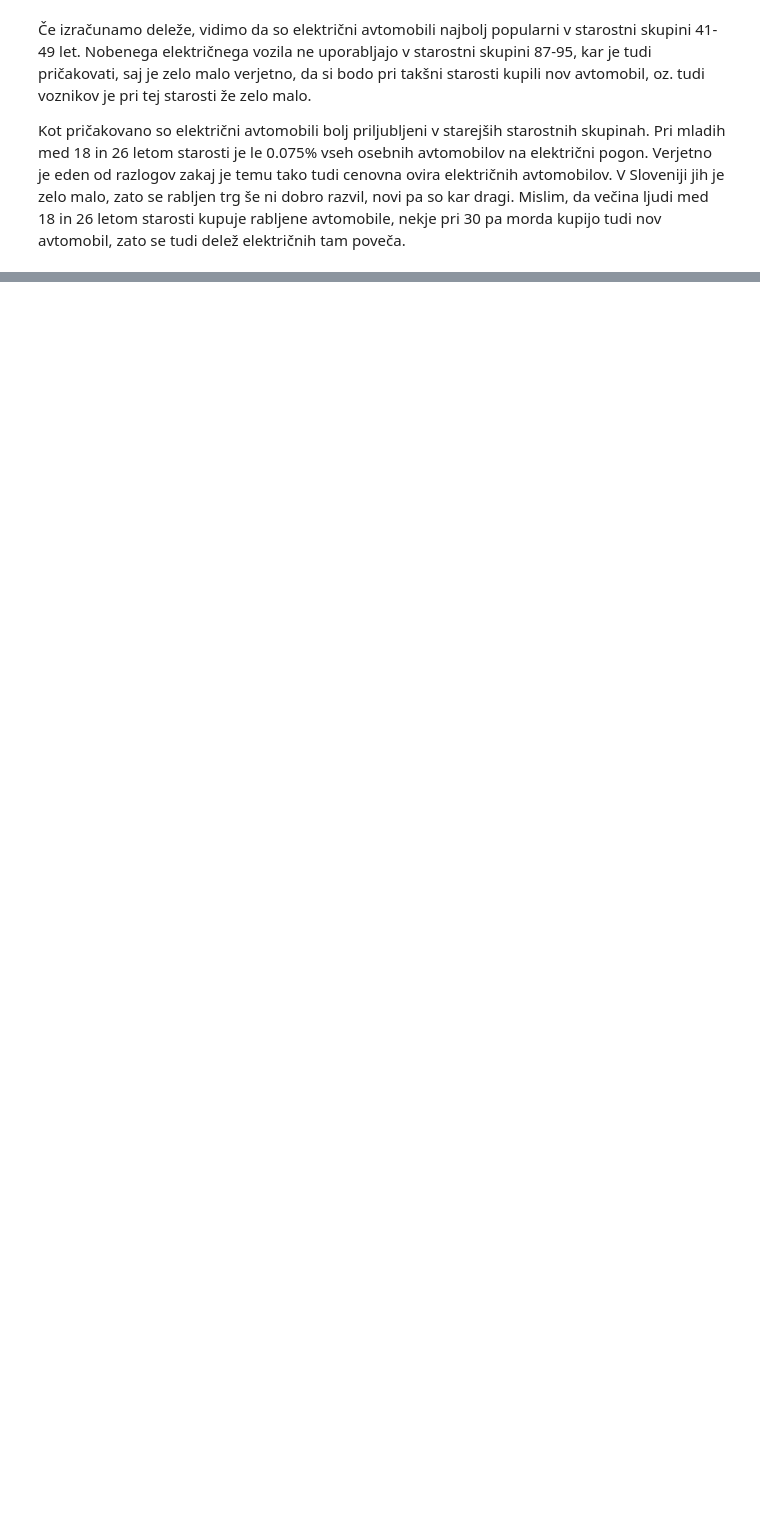
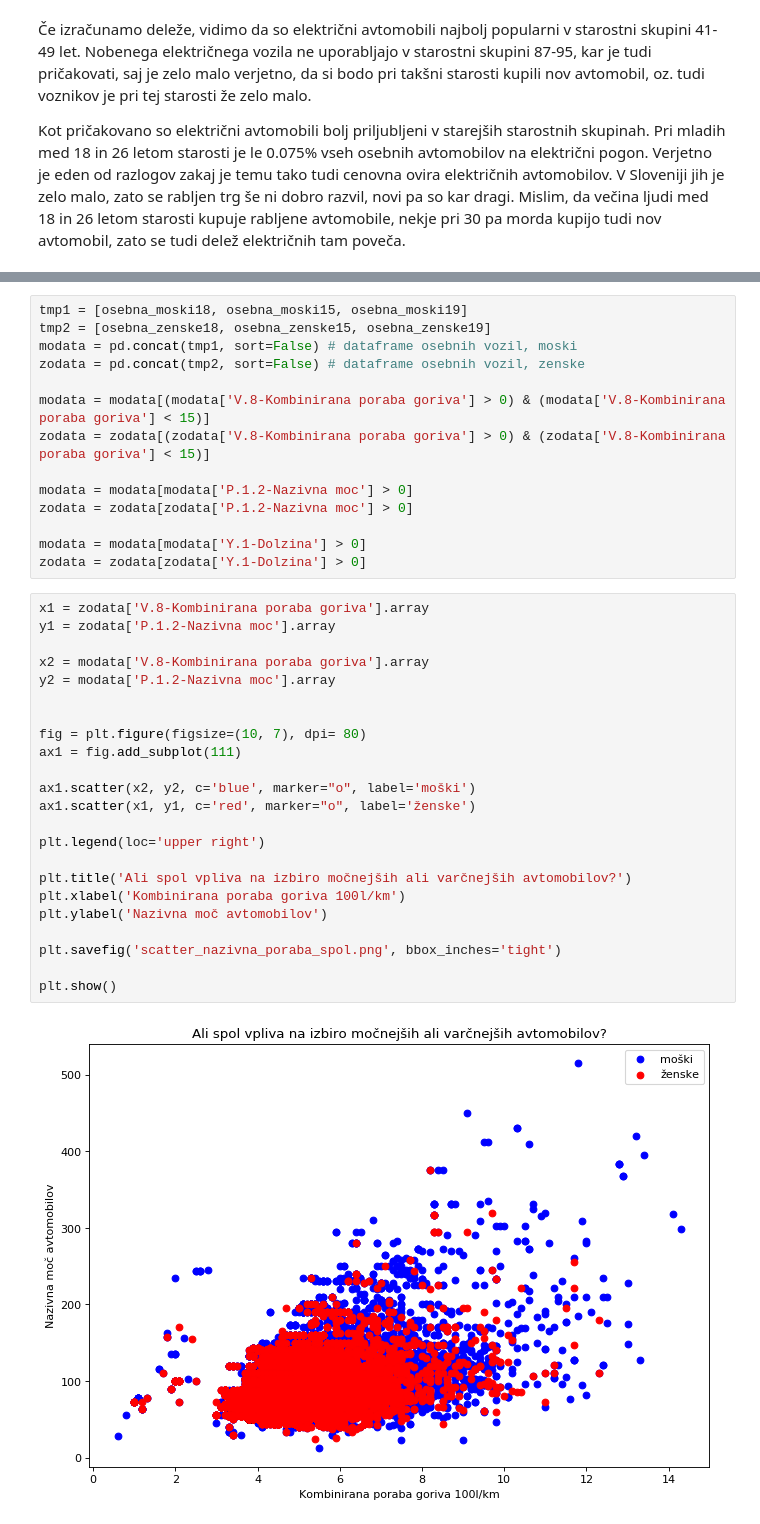
Before and after one commit to araspor/PR19ARMM, a Jupyter notebook: AR/test.ipynb, the cells around one changed output, grey strips where cells are left out. Cells and saved outputs as stored; diff of their text form; blank space fills up the shorter version.

```diff
--- a/AR/test.ipynb
+++ b/AR/test.ipynb
@@ -573,0 +582,39 @@ Kot pričakovano so električni avtomobili bolj priljubljeni v starejših staros
+# %%
+tmp1 = [osebna_moski18, osebna_moski15, osebna_moski19]
+tmp2 = [osebna_zenske18, osebna_zenske15, osebna_zenske19]
+modata = pd.concat(tmp1, sort=False) # dataframe osebnih vozil, moski
+zodata = pd.concat(tmp2, sort=False) # dataframe osebnih vozil, zenske
+
+modata = modata[(modata['V.8-Kombinirana poraba goriva'] > 0) & (modata['V.8-Kombinirana poraba goriva'] < 15)]
+zodata = zodata[(zodata['V.8-Kombinirana poraba goriva'] > 0) & (zodata['V.8-Kombinirana poraba goriva'] < 15)]
+
+modata = modata[modata['P.1.2-Nazivna moc'] > 0]
+zodata = zodata[zodata['P.1.2-Nazivna moc'] > 0]
+
+modata = modata[modata['Y.1-Dolzina'] > 0]
+zodata = zodata[zodata['Y.1-Dolzina'] > 0]
+# %%
+x1 = zodata['V.8-Kombinirana poraba goriva'].array
+y1 = zodata['P.1.2-Nazivna moc'].array
+
+x2 = modata['V.8-Kombinirana poraba goriva'].array
+y2 = modata['P.1.2-Nazivna moc'].array
+
+
+fig = plt.figure(figsize=(10, 7), dpi= 80)
+ax1 = fig.add_subplot(111)
+
+ax1.scatter(x2, y2, c='blue', marker="o", label='moški')
+ax1.scatter(x1, y1, c='red', marker="o", label='ženske')
+
+plt.legend(loc='upper right')
+
+plt.title('Ali spol vpliva na izbiro močnejših ali varčnejših avtomobilov?')
+plt.xlabel('Kombinirana poraba goriva 100l/km')
+plt.ylabel('Nazivna moč avtomobilov')
+
+plt.savefig('scatter_nazivna_poraba_spol.png', bbox_inches='tight')
+
+plt.show()
+# %% [output]
+[figure, added]
```
Also changed, not shown: parts of 6 cells of this notebook, 4 other files.
